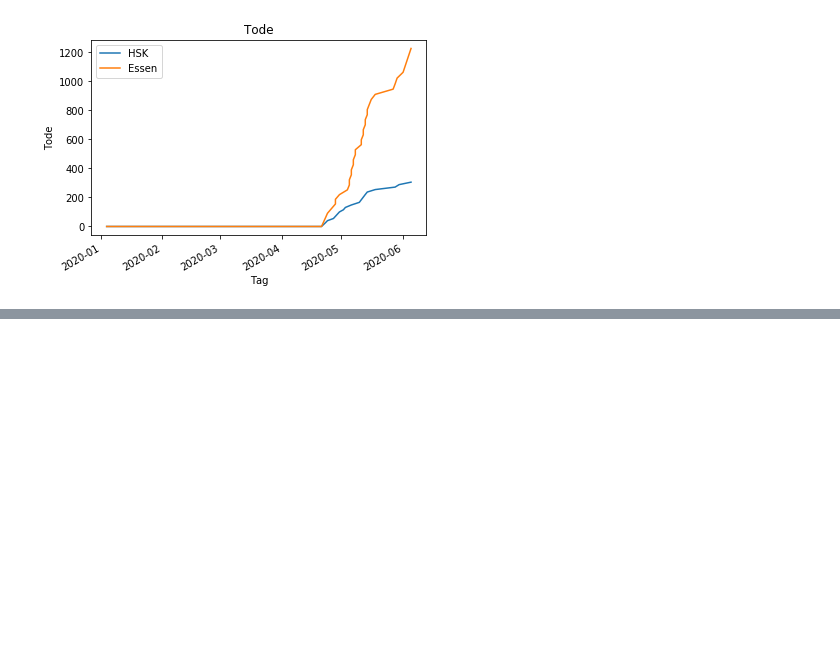
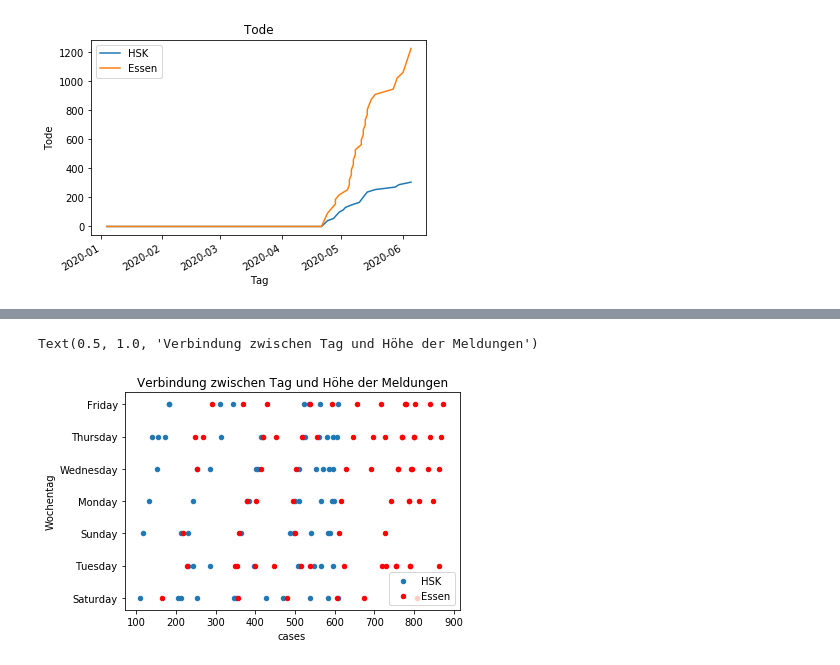
Before and after one commit to Jubo30/Data-Science-Project, a Jupyter notebook: Täglicher Zuwachs Deutschland.ipynb, the cells around one changed output, grey strips where cells are left out. Saved outputs shown, nothing was run; the diff lists cells and outputs as text; code cells hidden in the pictures; blank space fills up the shorter version.

```diff
--- a/Täglicher Zuwachs Deutschland.ipynb
+++ b/Täglicher Zuwachs Deutschland.ipynb
@@ -427,0 +444,10 @@ Text(0, 0.5, 'Tode')
+# %%
+ax = plt.gca()
+HSK.plot(kind='scatter', x = 'cases', y= 'Wochentag', ax=ax, label="HSK")
+#countyAC.plot(kind='scatter', x = 'cases', y= 'Weekday', ax=ax, label="Albany County", color = 'green')
+#Albany County verfälscht die Grafik
+Essen.plot(kind='scatter', x = 'cases', y= 'Wochentag', ax=ax, label="Essen", color = 'red')
+
+ax.set_title('Verbindung zwischen Tag und Höhe der Meldungen')
+#zeigt das an was eigentlich das Histogramm nachweisen sollte. Man sieht dass kein Zusammenhang besteht
+# %% [output]
@@ -427,0 +457,2 @@ Text(0, 0.5, 'Tode')
+Text(0.5, 1.0, 'Verbindung zwischen Tag und Höhe der Meldungen')
+[figure, added]
```
Also changed, not shown: parts of 9 cells of this notebook.
